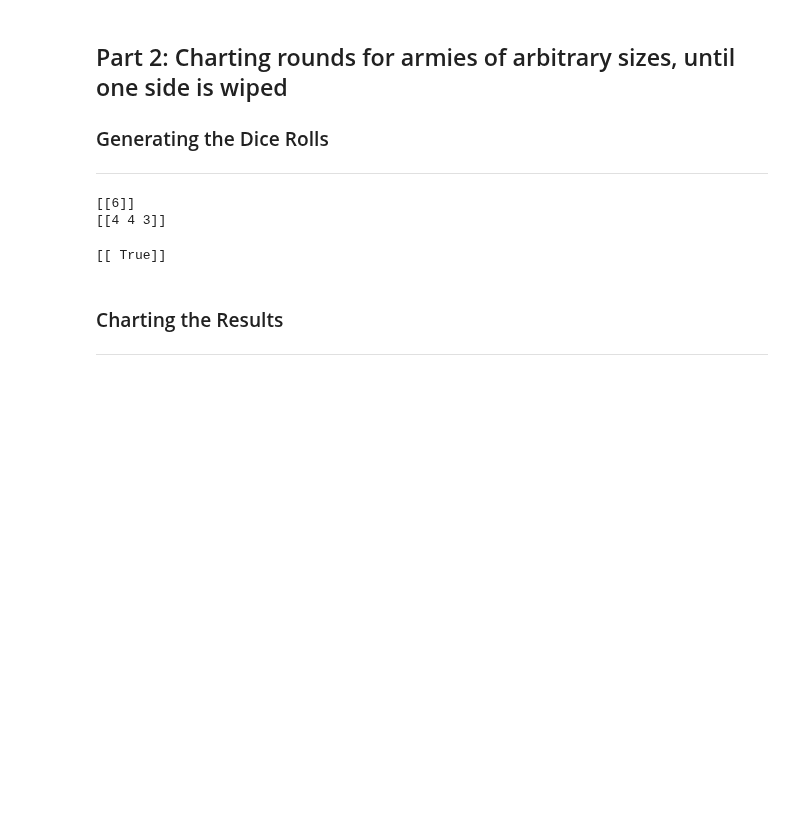
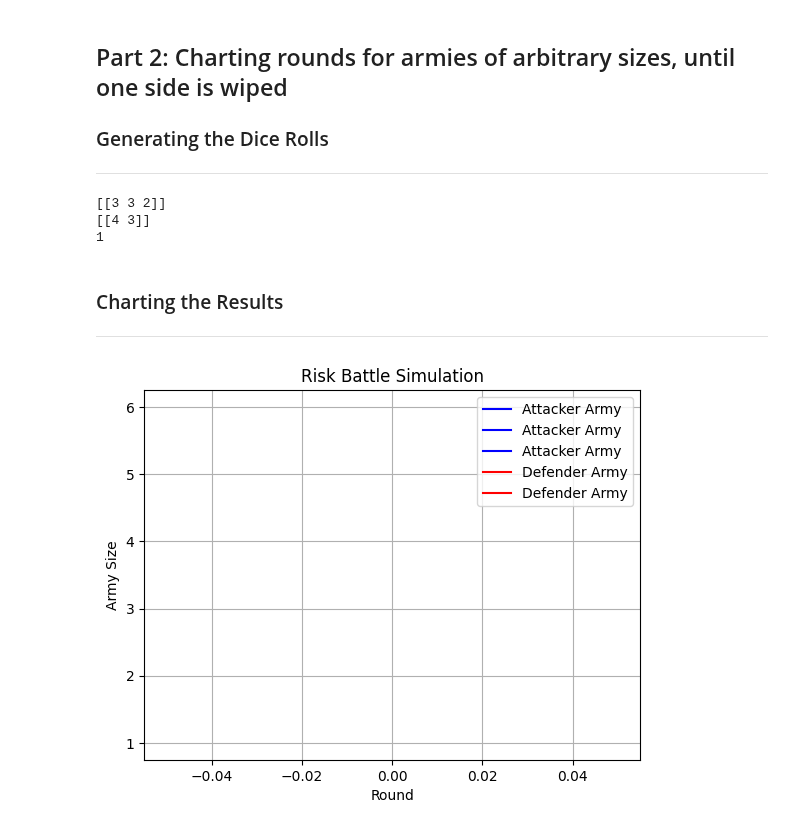
Before and after one commit to NeilTynan/4369, a Jupyter notebook: assignments/assignment 5/assignment_5_risk.ipynb, the cells around one changed output. Drawn from its saved outputs; the diff is of its cells as text; code cells hidden in the pictures; blank space fills up the shorter version.

```diff
--- a/assignments/assignment 5/assignment_5_risk.ipynb
+++ b/assignments/assignment 5/assignment_5_risk.ipynb
@@ -105,27 +105,38 @@ plt.show()
 
 ### Generating the Dice Rolls
 ---
-# %%
-n_repeats2 = 1 # number of times we want to roll the dice
-
-attack2 = rng.integers(1, 7, size=(n_repeats2,(rng.integers(1, 7)))) # generate random dice rolls but this time with a random number of attacking dice
-attack2.sort()
-attack2 = np.flip(attack2)
-print(attack2)
-defence2 = rng.integers(1, 7, size=(n_repeats2,(rng.integers(1, 7)))) # generate random dice rolls but this time with a random number of attacking dice
-defence2.sort()
-defence2 = np.flip(defence2)
-print(defence2)
-# %% [output]
-[[6]]
-[[4 4 3]]
-# %%
-min_length2 = min(attack2.shape[1], defence2.shape[1]) # Removing unnessary dice rolls
-result2 = attack2[:, :min_length2] > defence2[:, :min_length2] # Converting results in a Boolean array
-print(result2)
-print()
-# %% [output]
-[[ True]]
+# %%
+
+attackers_army_size = 3
+defenders_army_size = 2
+
+attackers = rng.integers(1, 7, size=(1,attackers_army_size))
+attackers.sort()
+attackers = np.flip(attackers, axis= 1)
+print(attackers)
+defenders = rng.integers(1, 7, size=(1,defenders_army_size))
+defenders.sort()
+defenders = np.flip(defenders, axis = 1)
+print(defenders)
+
+rounds = min(len(attackers), len(defenders))
+
+print(rounds)
+# %% [output]
+[[3 3 2]]
+[[4 3]]
+1
 # %% [markdown]
 ### Charting the Results
 ---
+# %%
+plt.plot(attackers, label='Attacker Army', color='blue')
+plt.plot(defenders, label='Defender Army', color='red')
+plt.xlabel('Round')
+plt.ylabel('Army Size')
+plt.title('Risk Battle Simulation')
+plt.legend()
+plt.grid(True)
+plt.show()
+# %% [output]
+[figure, added]
```
Also changed, not shown: parts of 4 cells of this notebook.
